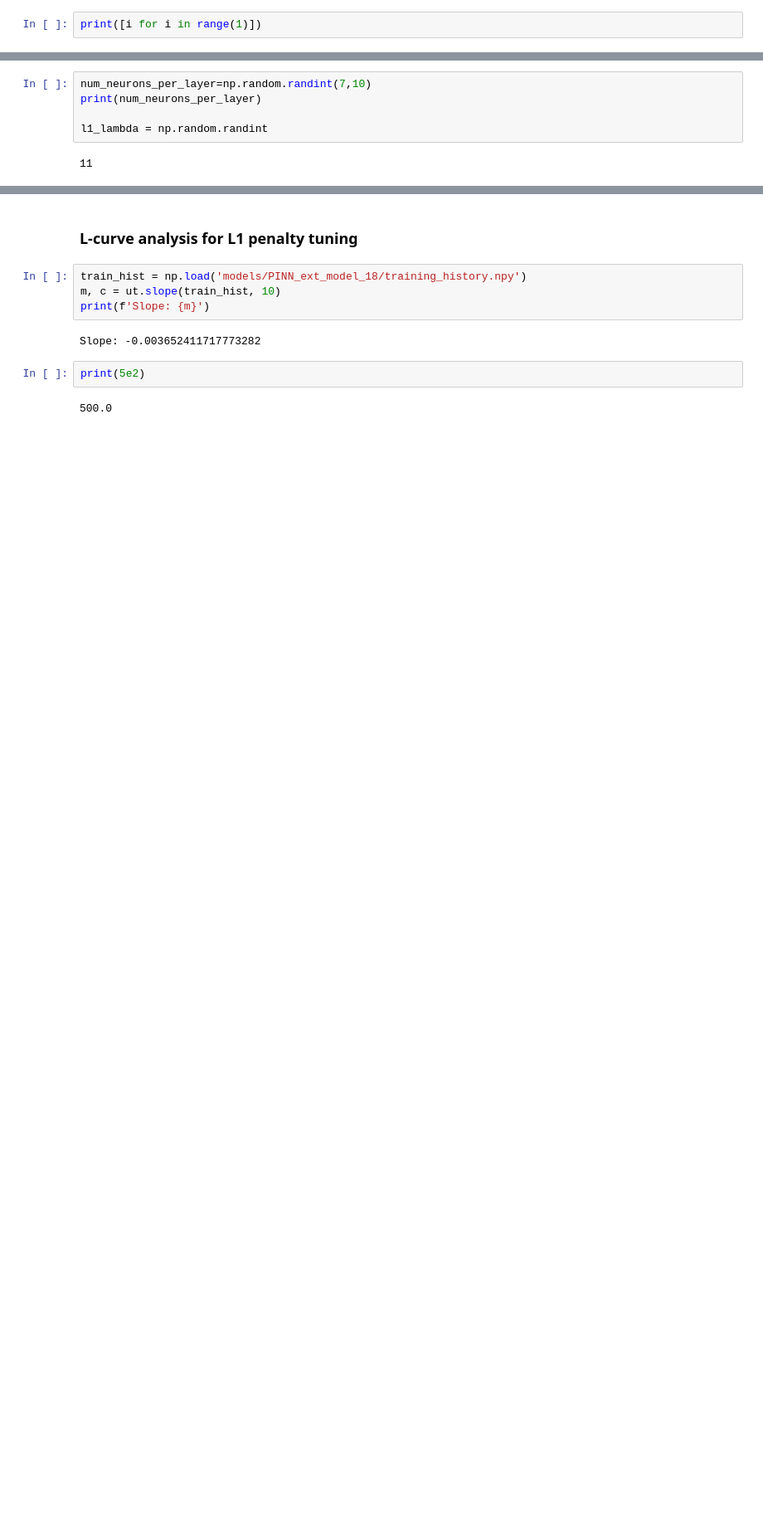
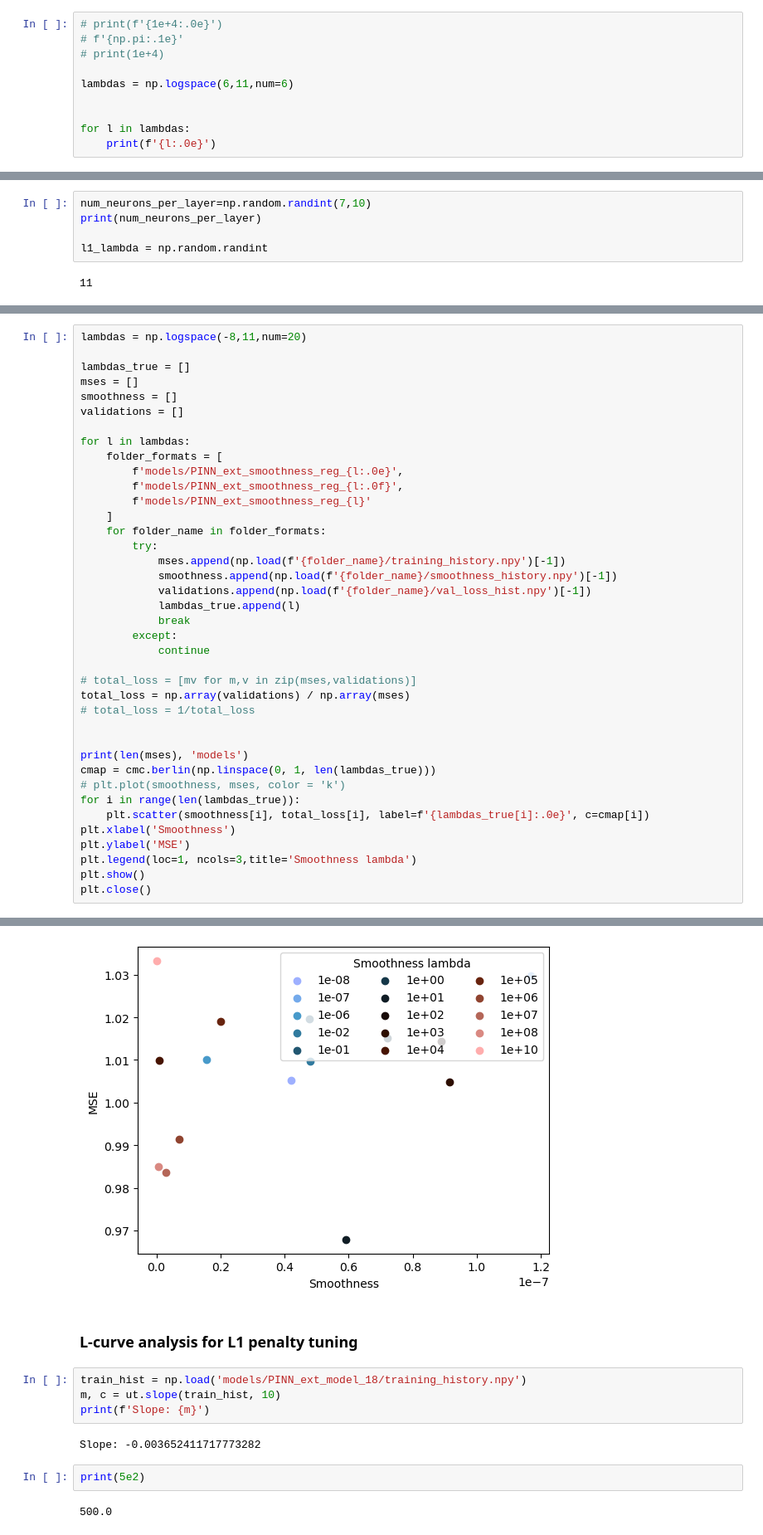
Before and after one commit to TimotheeDelcourt/mars_currents_pinn, a Jupyter notebook: scripts/playground.ipynb, the cells around one changed output, grey strips where cells are left out. Shown at 83% size. Cells and saved outputs as stored; diff of their text form; blank space fills up the shorter version.

Commit message:
fixed data split!! lambdas : 1e6,7,8

```diff
--- a/scripts/playground.ipynb
+++ b/scripts/playground.ipynb
@@ -22,5 +22,13 @@ import scripts.data_conversion as dc
 # %% [output]
 Project root directory: c:\Users\Timothee Delcourt\Documents\ETHZ-PhD\Coding\mars_currents_pinn
 # %%
-print([i for i in range(1)])
+# print(f'{1e+4:.0e}')
+# f'{np.pi:.1e}'
+# print(1e+4)
+
+lambdas = np.logspace(6,11,num=6)
+
+
+for l in lambdas:
+    print(f'{l:.0e}')
 # %% [output]
@@ -34,0 +50,40 @@ l1_lambda = np.random.randint
+# %%
+lambdas = np.logspace(-8,11,num=20)
+
+lambdas_true = []
+mses = []
+smoothness = []
+validations = []
+
+for l in lambdas:
+    folder_formats = [
+        f'models/PINN_ext_smoothness_reg_{l:.0e}',
+        f'models/PINN_ext_smoothness_reg_{l:.0f}',
+        f'models/PINN_ext_smoothness_reg_{l}'
+    ]
+    for folder_name in folder_formats:
+        try:
+            mses.append(np.load(f'{folder_name}/training_history.npy')[-1])
+            smoothness.append(np.load(f'{folder_name}/smoothness_history.npy')[-1])
+            validations.append(np.load(f'{folder_name}/val_loss_hist.npy')[-1])
+            lambdas_true.append(l)
+            break
+        except:
+            continue
+
+# total_loss = [mv for m,v in zip(mses,validations)]
+total_loss = np.array(validations) / np.array(mses)
+# total_loss = 1/total_loss
+
+
+print(len(mses), 'models')
+cmap = cmc.berlin(np.linspace(0, 1, len(lambdas_true)))
+# plt.plot(smoothness, mses, color = 'k')
+for i in range(len(lambdas_true)):
+    plt.scatter(smoothness[i], total_loss[i], label=f'{lambdas_true[i]:.0e}', c=cmap[i])
+plt.xlabel('Smoothness')
+plt.ylabel('MSE')
+plt.legend(loc=1, ncols=3,title='Smoothness lambda')
+plt.show()
+plt.close()
+# %% [output]
@@ -35,3 +91,4 @@ l1_lambda = np.random.randint
+[figure, added]
 # %% [markdown]
 ### L-curve analysis for L1 penalty tuning
 # %%
```
Also changed, not shown: parts of 3 cells of this notebook, 5 other files.
